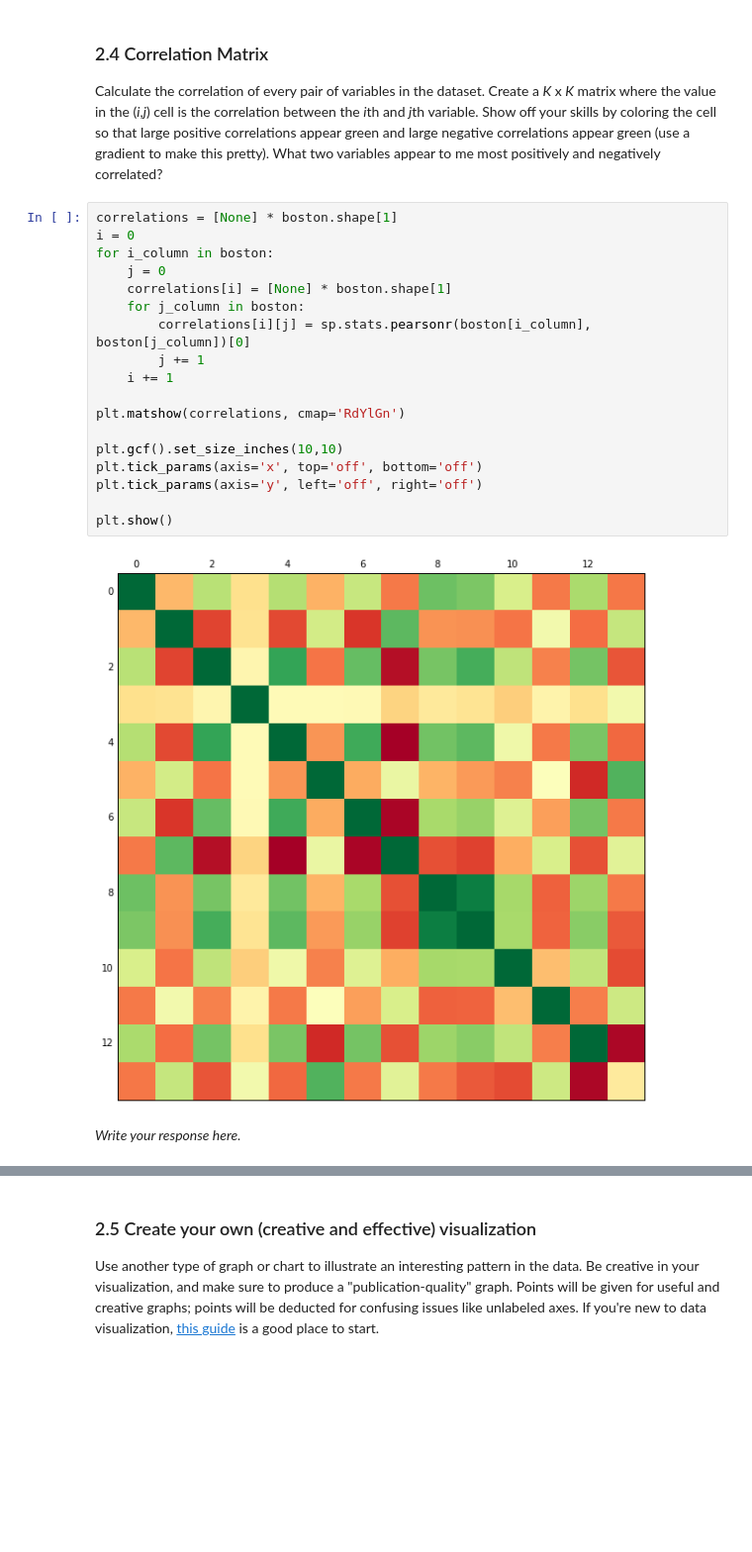
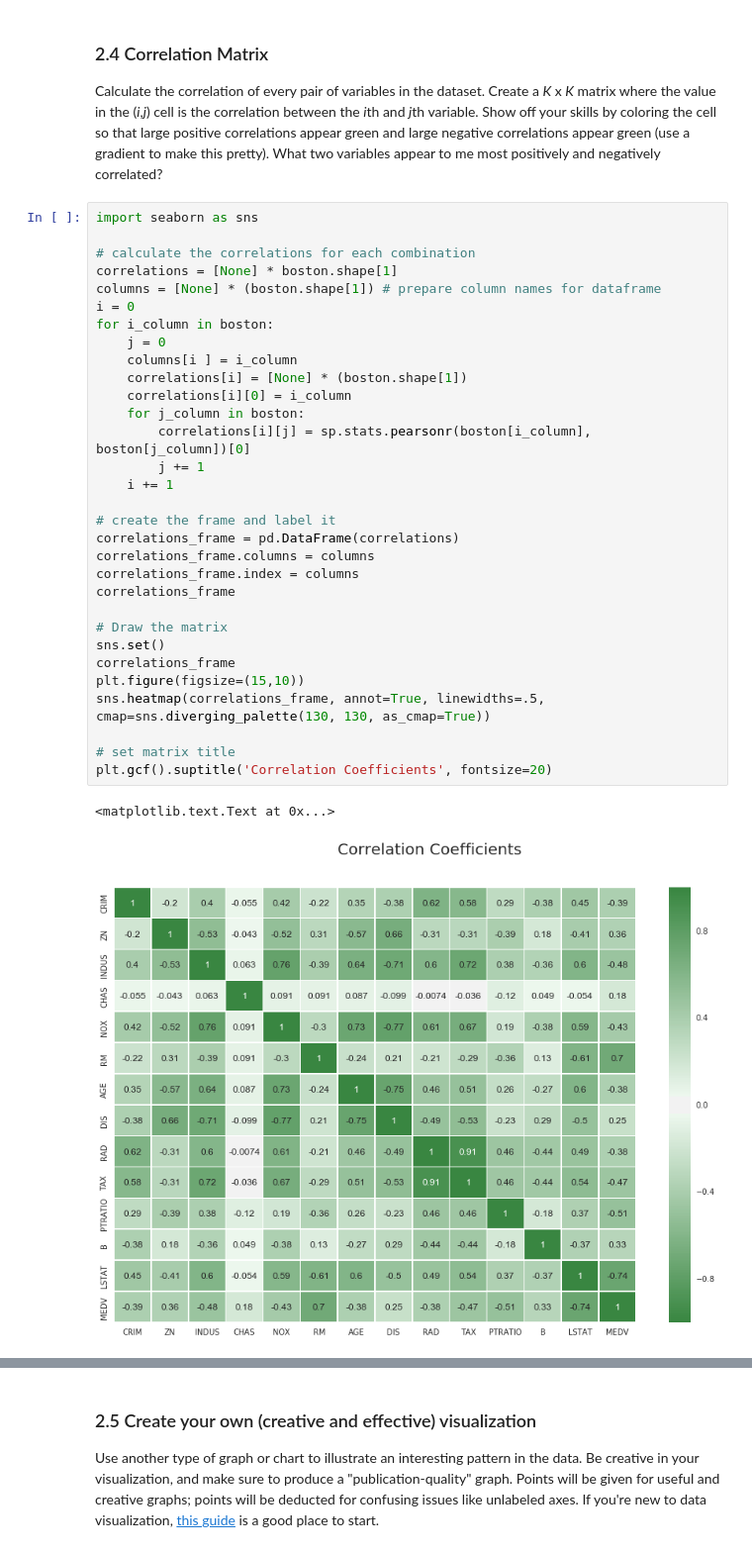
Before and after one commit to Raktos/info371-ps1, a Jupyter notebook: HO_JASON-INFO371-PS1.ipynb, the cells around one changed output, grey strips where cells are left out. Shown at 99% size. Saved outputs shown, nothing was run; the diff lists cells and outputs as text; blank space fills up the shorter version.

```diff
--- a/HO_JASON-INFO371-PS1.ipynb
+++ b/HO_JASON-INFO371-PS1.ipynb
@@ -346,25 +361,37 @@ I cannot with the data present make any conclusion as to causation. There is cer
 ### 2.4 Correlation Matrix
 
 Calculate the correlation of every pair of variables in the dataset. Create a *K* x *K* matrix where the value in the (*i*,*j*) cell is the correlation between the *i*th and *j*th variable. Show off your skills by coloring the cell so that large positive correlations appear green and large negative correlations appear green (use a gradient to make this pretty). What two variables appear to me most positively and negatively correlated?
-# %%
-correlations = [None] * boston.shape[1]
-i = 0
-for i_column in boston:
-    j = 0
-    correlations[i] = [None] * boston.shape[1]
-    for j_column in boston:
-        correlations[i][j] = sp.stats.pearsonr(boston[i_column], boston[j_column])[0]
-        j += 1
-    i += 1
-
-plt.matshow(correlations, cmap='RdYlGn')
-
-plt.gcf().set_size_inches(10,10)
-plt.tick_params(axis='x', top='off', bottom='off')
-plt.tick_params(axis='y', left='off', right='off')
-
-plt.show()
-# %% [output]
-[figure, removed]
-# %% [markdown]
-*Write your response here.*
+# %%
+import seaborn as sns
+
+# calculate the correlations for each combination
+correlations = [None] * boston.shape[1]
+columns = [None] * (boston.shape[1]) # prepare column names for dataframe
+i = 0
+for i_column in boston:
+    j = 0
+    columns[i ] = i_column
+    correlations[i] = [None] * (boston.shape[1])
+    correlations[i][0] = i_column
+    for j_column in boston:
+        correlations[i][j] = sp.stats.pearsonr(boston[i_column], boston[j_column])[0]
+        j += 1
+    i += 1
+
+# create the frame and label it
+correlations_frame = pd.DataFrame(correlations)
+correlations_frame.columns = columns
+correlations_frame.index = columns
+correlations_frame
+
+# Draw the matrix
+sns.set()
+correlations_frame
+plt.figure(figsize=(15,10))
+sns.heatmap(correlations_frame, annot=True, linewidths=.5, cmap=sns.diverging_palette(130, 130, as_cmap=True))
+
+# set matrix title
+plt.gcf().suptitle('Correlation Coefficients', fontsize=20)
+# %% [output]
+<matplotlib.text.Text at 0x...>
+[figure, added]
```
Also changed, not shown: parts of 11 cells of this notebook.
